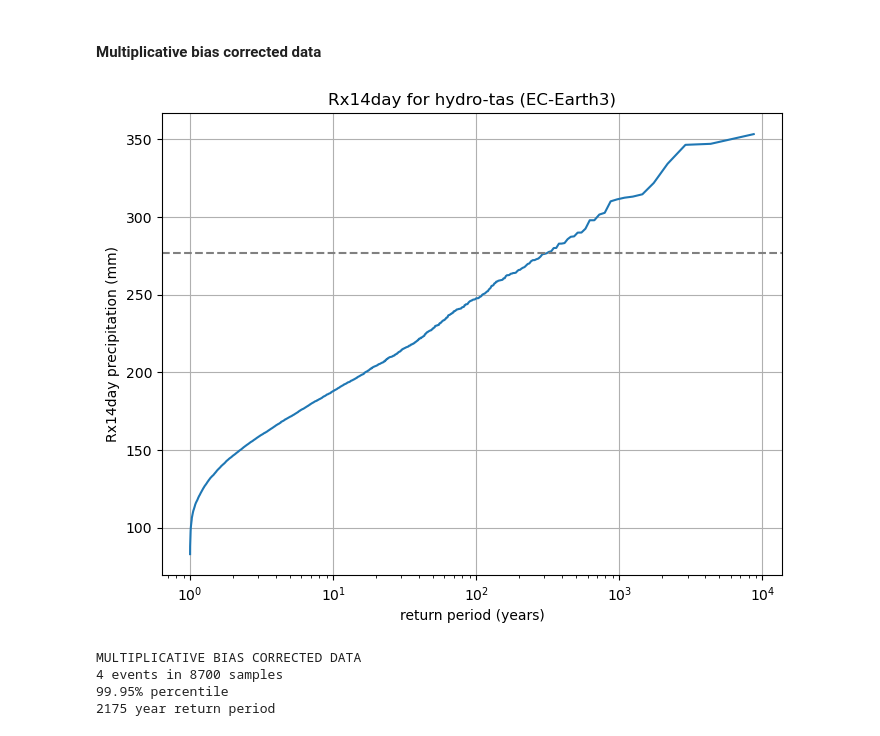
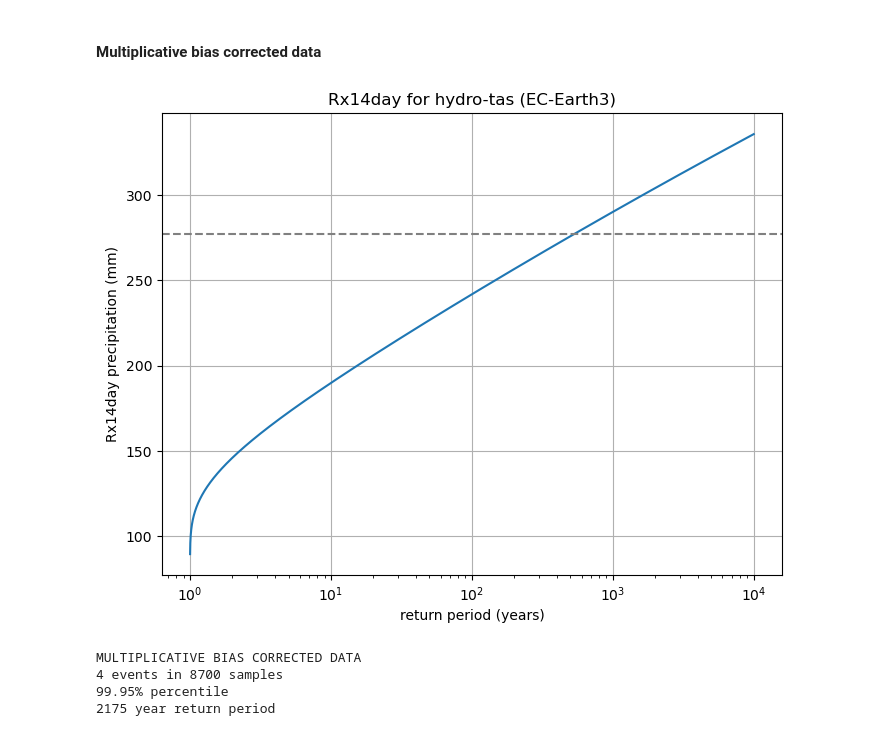
Before and after one commit to DamienIrving/hydrotas, a Jupyter notebook: analysis_EC-Earth3.ipynb, the cells around one changed output. Drawn from its saved outputs; the diff is of its cells as text; code cells hidden in the pictures.

Commit message:
Fix mulc curve

```diff
--- a/analysis_EC-Earth3.ipynb
+++ b/analysis_EC-Earth3.ipynb
@@ -632,9 +626,9 @@ ADDITIVE BIAS CORRECTED GEV
 # %% [markdown]
 #### Multiplicative bias corrected data
 # %%
-plot_return(model_mulc_bc_da_stacked, model_name, method='empirical')
+plot_return(model_mulc_bc_da_stacked, model_name, method='gev')
 # %% [output]
-[figure, old version]
+[figure, new version]
 # %%
 n_events_mulc_bc, n_population_mulc_bc, return_period_mulc_bc, percentile_mulc_bc = general_utils.event_in_context(model_add_bc_da_stacked.values, prmax, 'above')
 print('MULTIPLICATIVE BIAS CORRECTED DATA')
```
Also changed, not shown: parts of 2 cells of this notebook.
